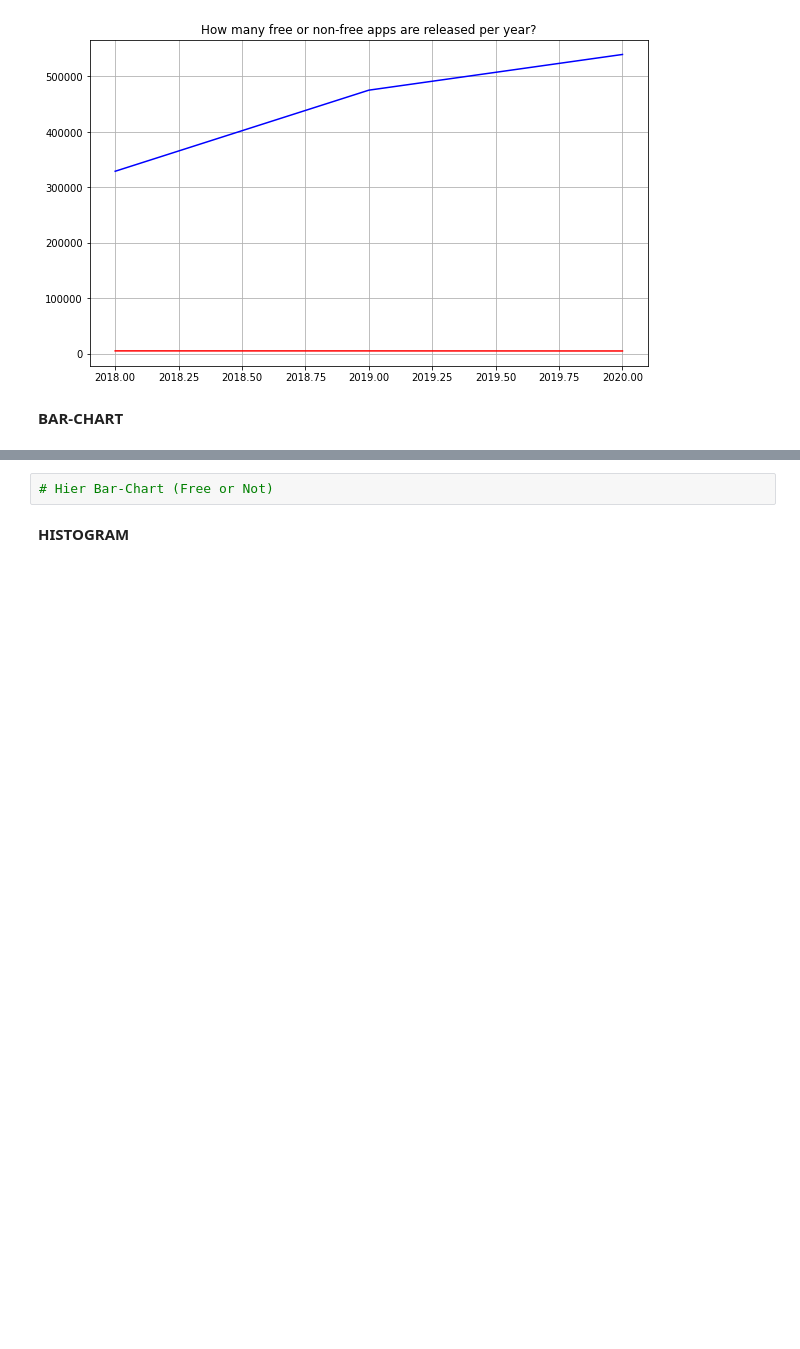
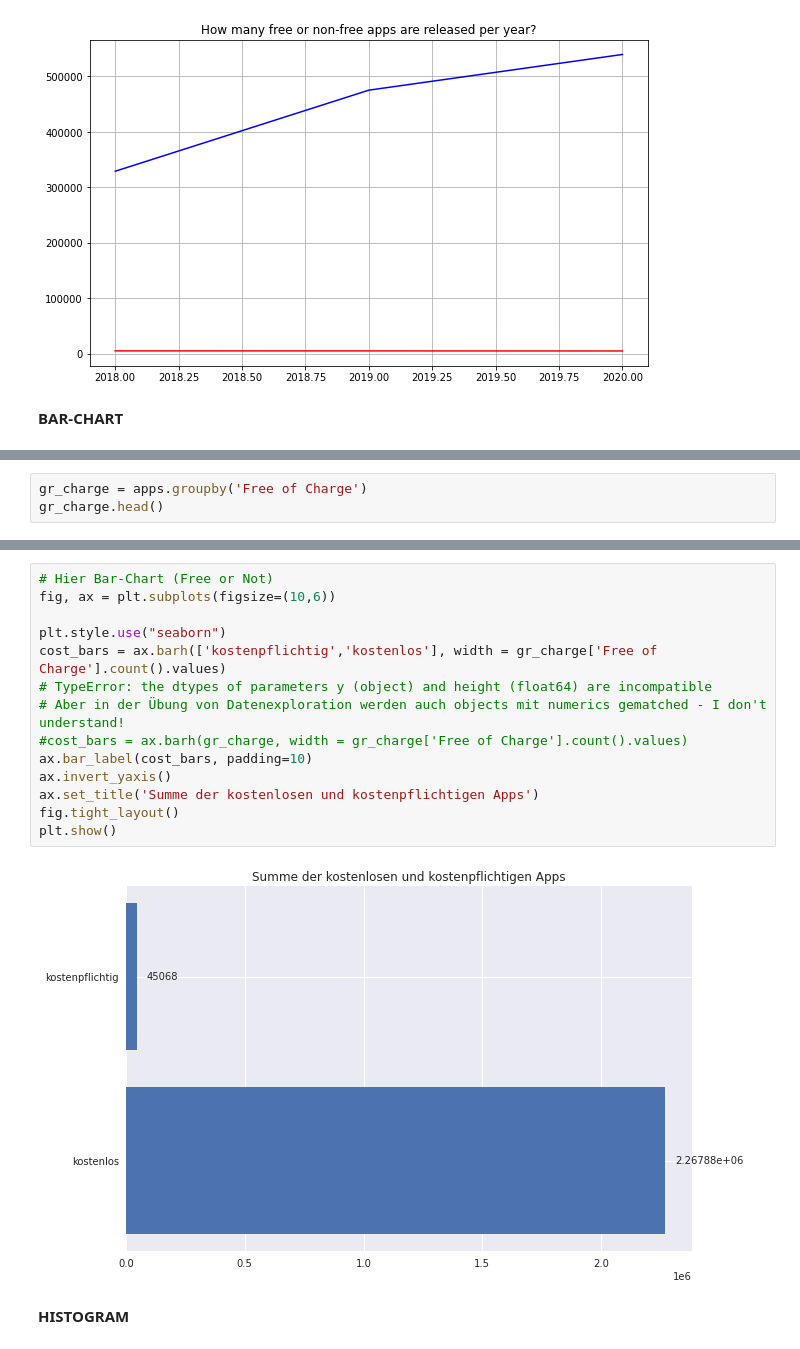
Before and after one commit to Wangi2901/data-analytics, a Jupyter notebook: GooglePlaystore.ipynb, the cells around one changed output, grey strips where cells are left out. Saved outputs shown, nothing was run; the diff lists cells and outputs as text; blank space fills up the shorter version.

Commit message:
Creating bar chart

```diff
--- a/GooglePlaystore.ipynb
+++ b/GooglePlaystore.ipynb
@@ -313,0 +344,3 @@ plt.show()
+# %%
+gr_charge = apps.groupby('Free of Charge')
+gr_charge.head()
@@ -314,5 +378,19 @@ plt.show()
 # %%
 # Hier Bar-Chart (Free or Not)
+fig, ax = plt.subplots(figsize=(10,6))
+
+plt.style.use("seaborn")
+cost_bars = ax.barh(['kostenpflichtig','kostenlos'], width = gr_charge['Free of Charge'].count().values)
+# TypeError: the dtypes of parameters y (object) and height (float64) are incompatible
+# Aber in der Übung von Datenexploration werden auch objects mit numerics gematched - I don't understand!
+#cost_bars = ax.barh(gr_charge, width = gr_charge['Free of Charge'].count().values)
+ax.bar_label(cost_bars, padding=10)
+ax.invert_yaxis()
+ax.set_title('Summe der kostenlosen und kostenpflichtigen Apps')
+fig.tight_layout()
+plt.show()
+# %% [output]
+[figure, added]
 # %% [markdown]
 **HISTOGRAM**
 # %%
```
Also changed, not shown: parts of 5 cells of this notebook.
